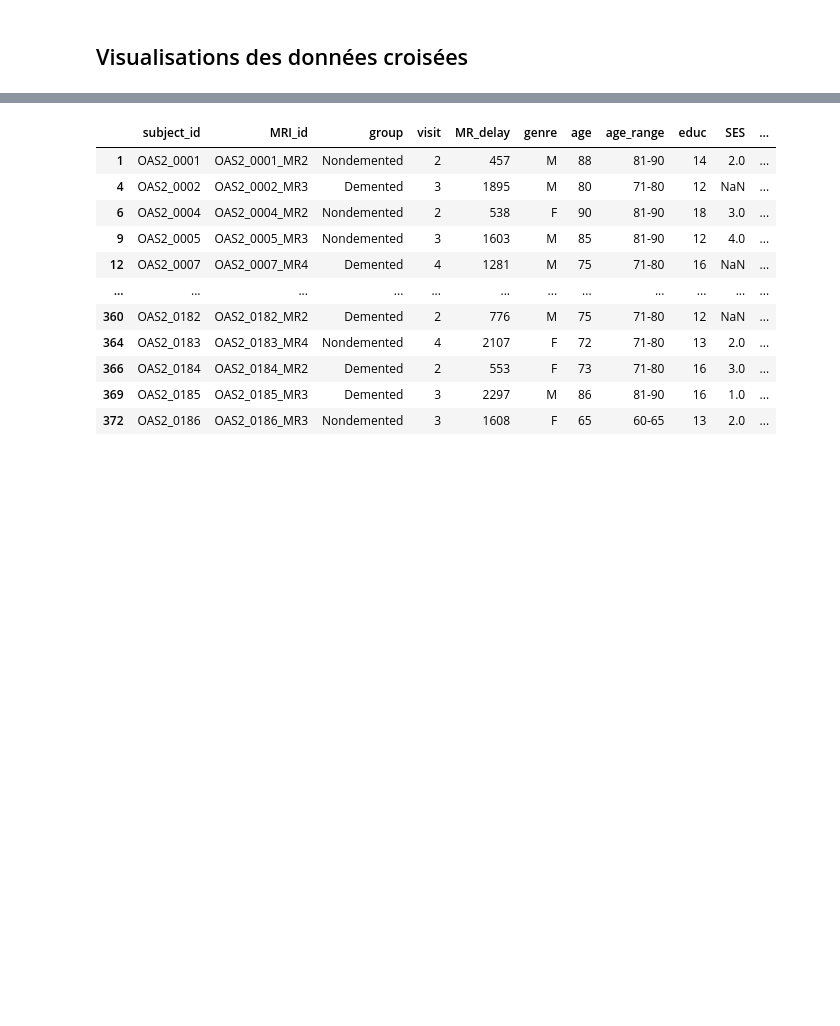
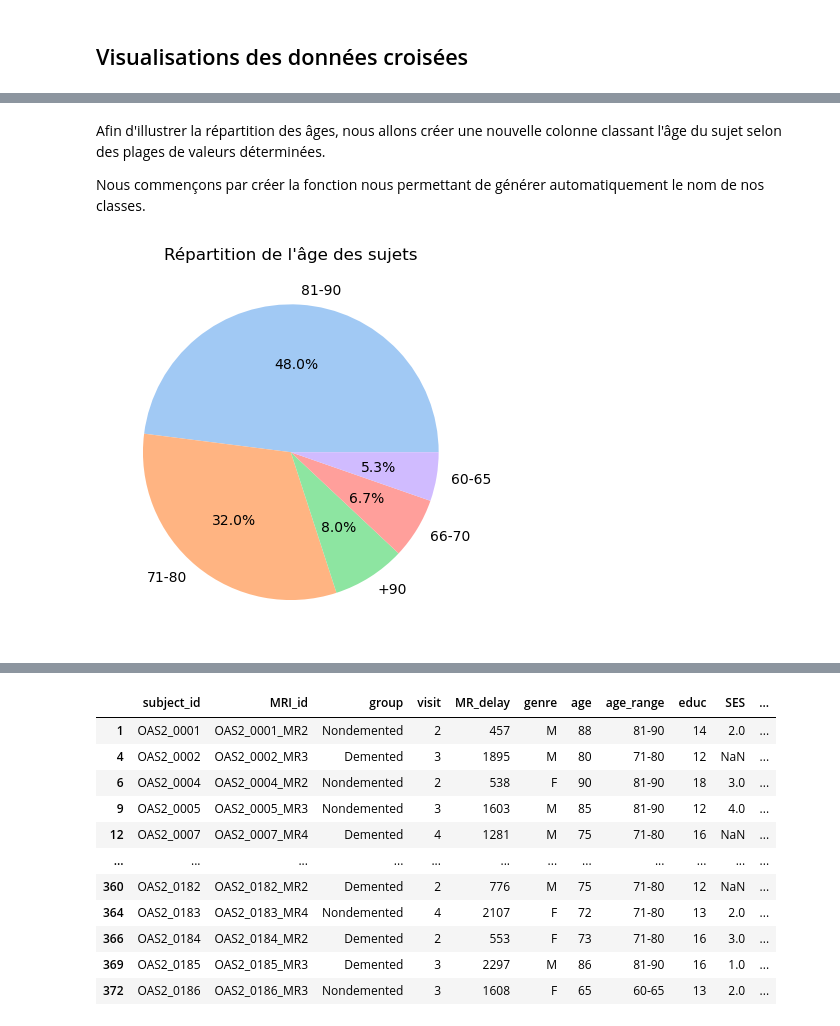
Before and after one commit to Kartmaan/alzheimer, a Jupyter notebook: alz_long.ipynb, the cells around one changed output, grey strips where cells are left out. Cells and saved outputs as stored; diff of their text form; code cells hidden in the pictures; blank space fills up the shorter version.

```diff
--- a/alz_long.ipynb
+++ b/alz_long.ipynb
@@ -227,0 +263,4 @@ Le dataset ne passe de 373 lignes à 150, pour chaque sujet unique.
+# %% [markdown]
+Afin d'illustrer la répartition des âges, nous allons créer une nouvelle colonne classant l'âge du sujet selon des plages de valeurs déterminées.
+
+Nous commençons par créer la fonction nous permettant de générer automatiquement le nom de nos classes.
@@ -227,0 +287,6 @@ Le dataset ne passe de 373 lignes à 150, pour chaque sujet unique.
+# %%
+plt.pie(data_u['age_range'].value_counts(), labels=data_u['age_range'].unique(), autopct='%1.1f%%')
+plt.title("Répartition de l'âge des sujets")
+plt.show()
+# %% [output]
+[figure, added]
```
Also changed, not shown: parts of 17 cells of this notebook.
